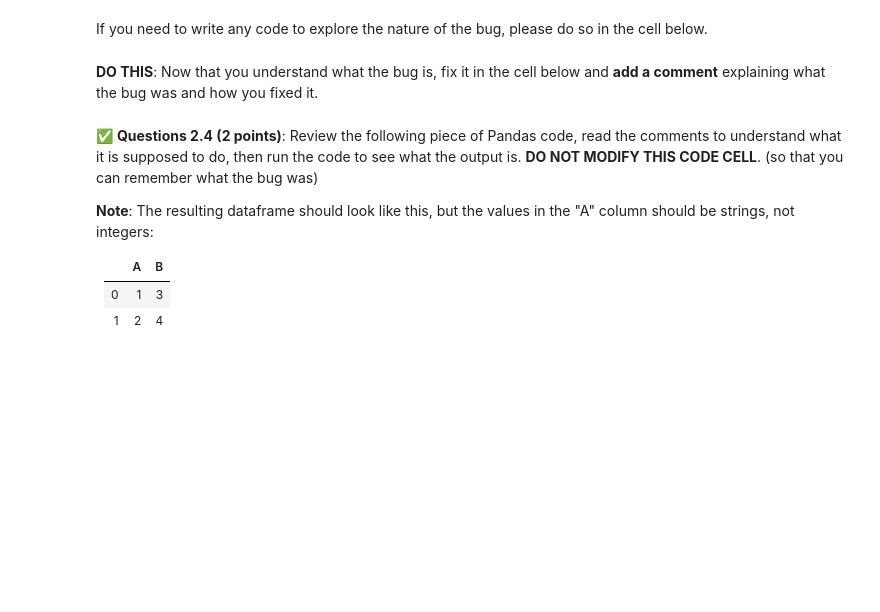
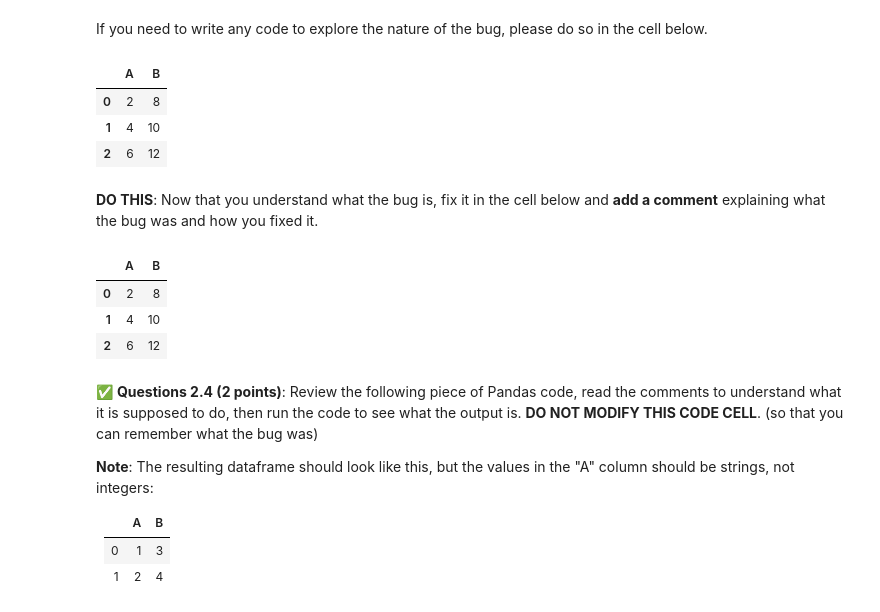
Before and after one commit to sarahhoogstraten/CMSE202-f23-turnin, a Jupyter notebook: hw-01/HW-01_GitPracticeDebuggingPythonPackagesAndClasses-SarahHoogstraten.ipynb, the cells around one changed output. Drawn from its saved outputs; the diff is of its cells as text; code cells hidden in the pictures; blank space fills up the shorter version.

```diff
--- a/hw-01/HW-01_GitPracticeDebuggingPythonPackagesAndClasses-SarahHoogstraten.ipynb
+++ b/hw-01/HW-01_GitPracticeDebuggingPythonPackagesAndClasses-SarahHoogstraten.ipynb
@@ -251,2 +308,17 @@ If you need to write any code to explore the nature of the bug, please do so in
+# %%
+# Put exploratory code here, if needed
+# Define a "multiply by 2" function
+# Apply the multiply function to every value in DataFrame
+# Store the result as a new DataFrame
+def multiply(x):
+  return x * 2
+df = pd.DataFrame({'A': [1, 2, 3], 'B': [4, 5, 6]})
+new_df = df.apply(multiply)
+new_df
+# %% [output]
+|  | A | B |
+| 0 | 2 | 8 |
+| 1 | 4 | 10 |
+| 2 | 6 | 12 |
 # %% [markdown]
 **DO THIS**: Now that you understand what the bug is, fix it in the cell below and **add a comment** explaining what the bug was and how you fixed it.
@@ -255,3 +325,22 @@ If you need to write any code to explore the nature of the bug, please do so in
+# %%
+# Put your non-buggy code here
+# Define a "multiply by 2" function
+# Apply the multiply function to every value in DataFrame
+# Store the result as a new DataFrame
+def multiply(x):
+  return x * 2
+df = pd.DataFrame({'A': [1, 2, 3], 'B': [4, 5, 6]})
+new_df = df.apply(multiply)
+new_df
+
+#The bug was that the multiply function is already being applied to a dataframe, so it does not need parentheses following it to work.
+#The parentheses after multiply were mucking up the code.
+#I fixed the bug by removing these parentheses.
+# %% [output]
+|  | A | B |
+| 0 | 2 | 8 |
+| 1 | 4 | 10 |
+| 2 | 6 | 12 |
 # %% [markdown]
 &#9989; **Questions 2.4 (2 points)**: Review the following piece of Pandas code, read the comments to understand what it is supposed to do, then run the code to see what the output is. **DO NOT MODIFY THIS CODE CELL**. (so that you can remember what the bug was)
 
```
Also changed, not shown: parts of 24 cells of this notebook.
